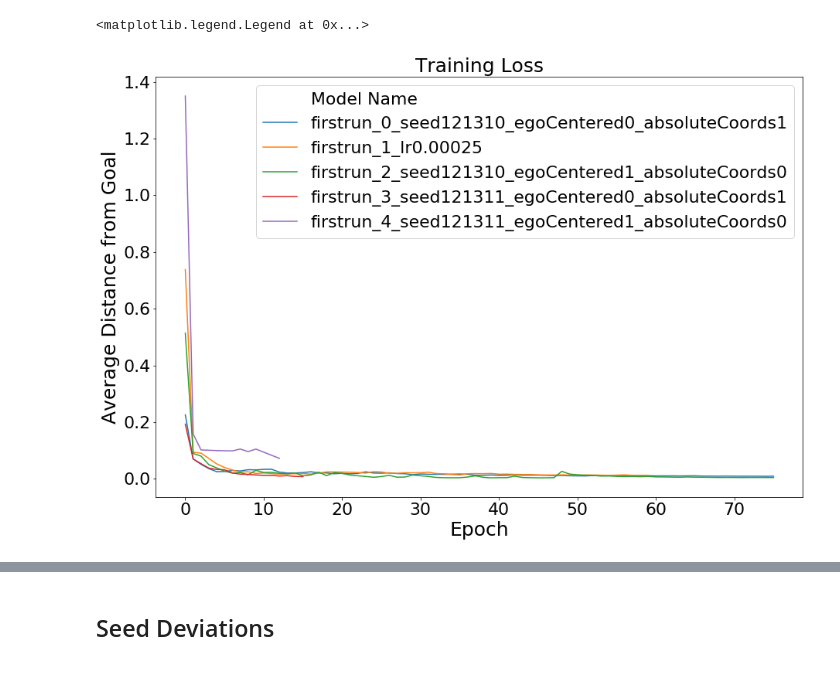
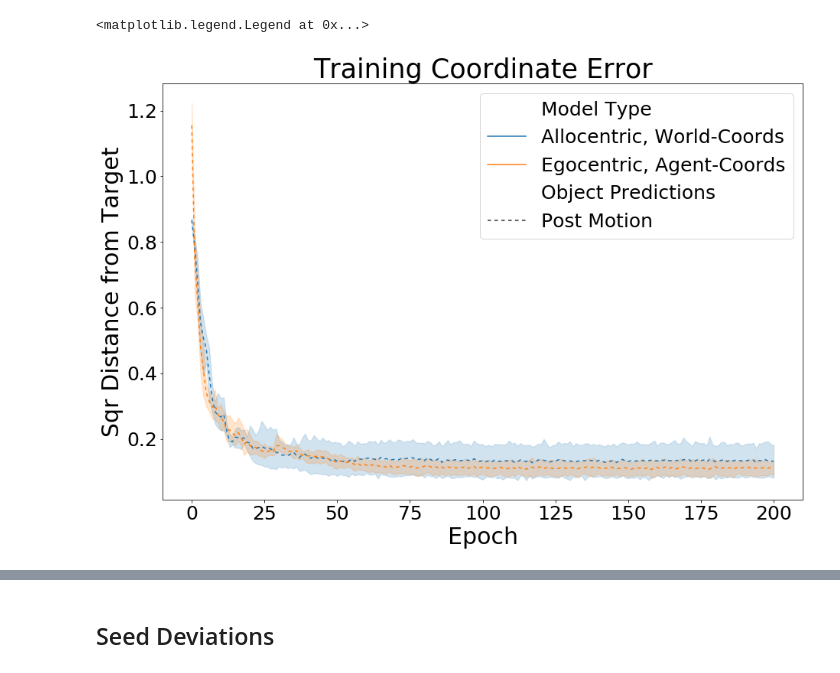
Before and after one commit to grantsrb/gordon_repro, a Jupyter notebook: analysis/ModelComparisons.ipynb, the cells around one changed output, grey strips where cells are left out. Cells and saved outputs as stored; diff of their text form; code cells hidden in the pictures.

```diff
--- a/analysis/ModelComparisons.ipynb
+++ b/analysis/ModelComparisons.ipynb
@@ -123,3 +119,0 @@ df
-# %%
-df['Model Type'] = df["model_type"]
-df['val_loss'] = -df['val_rew']
@@ -153,0 +120,7 @@ filtered_df
+# %%
+idx = (df['model_class']=="RNNLocator")
+# idx = idx&((df['model_type']=="EgoRelative")|(df['model_type']=="AlloAbsolute"))
+# idx = idx&(df['post_obj_preds']==1)
+filtered_df = df.loc[idx]
+# filtered_df = df
+print(set(filtered_df["model_class"]))
@@ -153,0 +129,10 @@ filtered_df
+# %%
+filtered_df['Model Type'] = filtered_df['model_type']
+new_names = ["Allocentric, Agent-Coords", "Allocentric, World-Coords",
+             "Egocentric, Agent-Coords", "Egocentric, World-Coords"]
+old_names = ["AlloRelative", "AlloAbsolute","EgoRelative","EgoAbsolute"]
+
+for new_name,old_name in zip(new_names,old_names):
+    filtered_df.loc[filtered_df['Model Type']==old_name,'Model Type'] = new_name
+filtered_df['Object Predictions'] = filtered_df.apply(lambda x: "Post Motion" if x.post_obj_preds else "Pre Motion", axis=1)
+filtered_df
@@ -154,22 +340,23 @@ filtered_df
 # %%
-y = "train_pred_loss"
-hue = "Model Name"
-style = None
+y = "train_loc_loss"
+hue = "Model Type"
+style = "Object Predictions"
 # %%
 fig = plt.figure(figsize=(15,10))
 sns.lineplot(x="epoch",
              y=y,
              hue=hue,
              style=style,
-             data=filtered_df)
+             data=filtered_df,
+            dashes=dashes)
 # plt.ylim([0,.75])
 # plt.xlim([-1,125])
-plt.title("Training Loss",fontsize=25)
-plt.ylabel("Average Distance from Goal",fontsize=25)
-plt.xlabel("Epoch", fontsize=25)
-plt.xticks(fontsize=22)
-plt.yticks(fontsize=22)
-plt.legend(fontsize=22)
+plt.title("Training Coordinate Error",fontsize=35)
+plt.ylabel("Sqr Distance from Target",fontsize=30)
+plt.xlabel("Epoch", fontsize=30)
+plt.xticks(fontsize=25)
+plt.yticks(fontsize=25)
+plt.legend(fontsize=25)
 # %% [output]
 <matplotlib.legend.Legend at 0x...>
-[figure, old version]
+[figure, new version]
```
Also changed, not shown: parts of 18 cells of this notebook, 6 other files.
